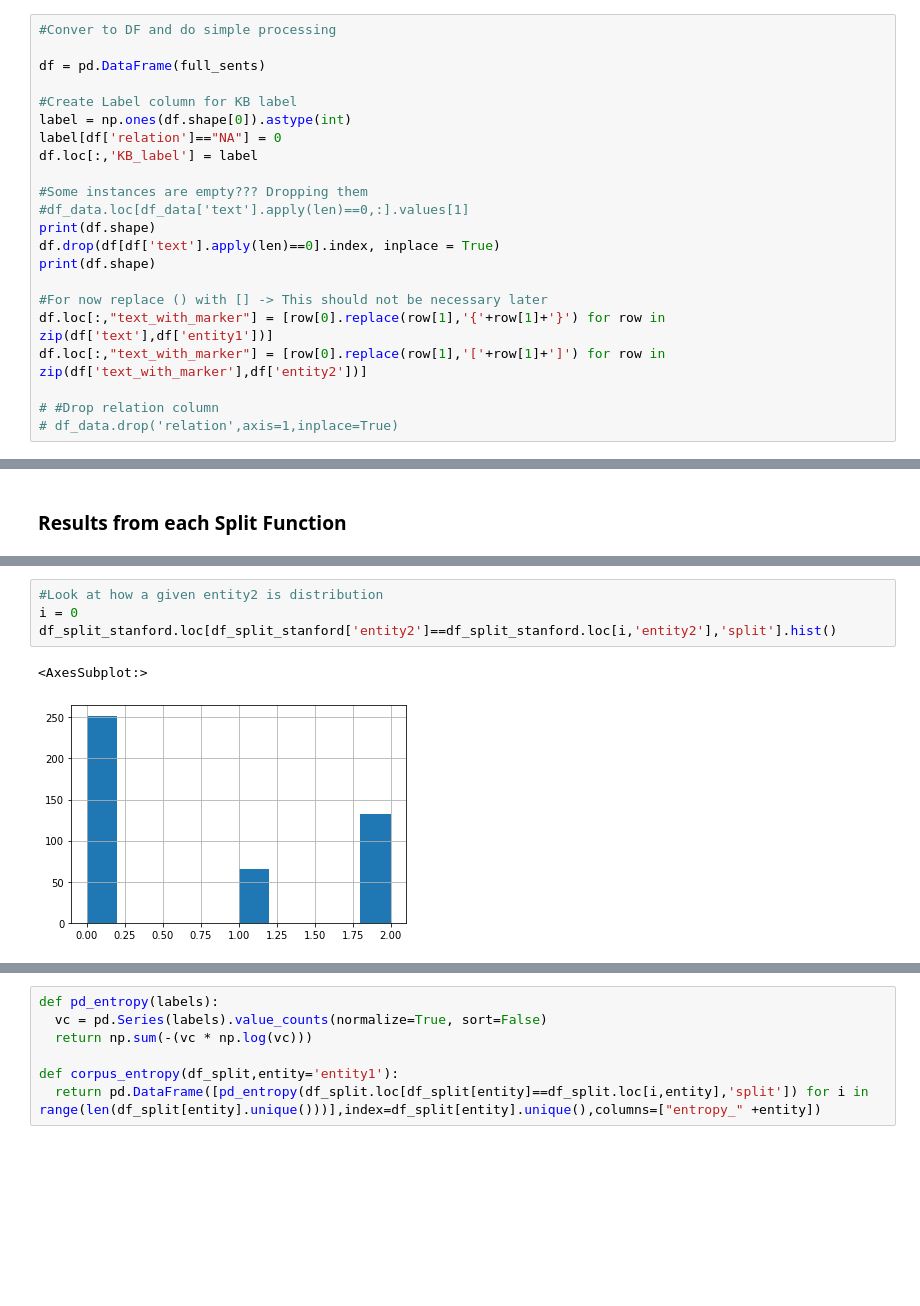
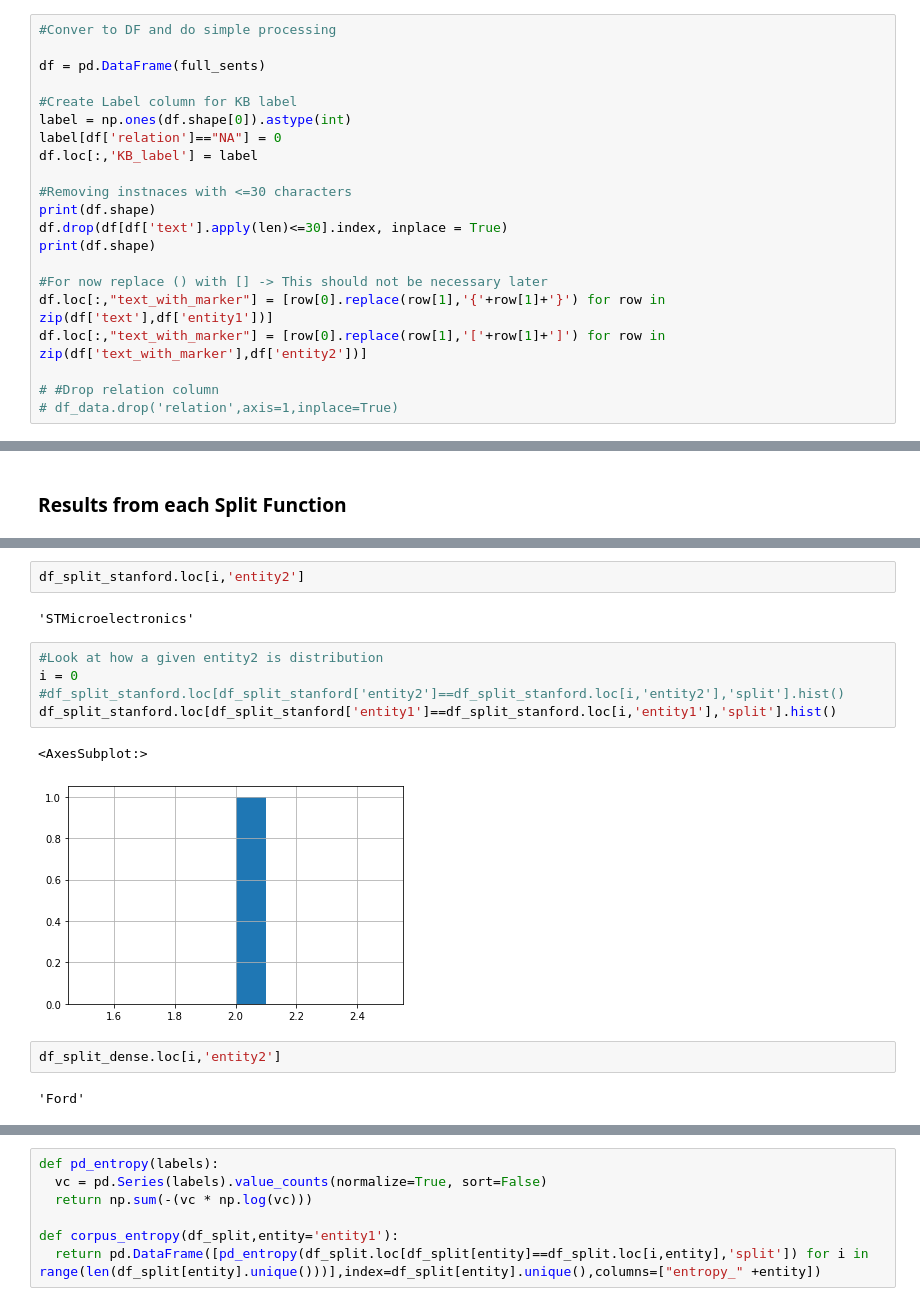
Before and after one commit to ronaldBuddys/supply-chain-extract, a Jupyter notebook: nlp/examples/sentence_post_processing.ipynb, the cells around one changed output, grey strips where cells are left out. Saved outputs shown, nothing was run; the diff lists cells and outputs as text; blank space fills up the shorter version.

Commit message:
Updating minimum character length for text

```diff
--- a/nlp/examples/sentence_post_processing.ipynb
+++ b/nlp/examples/sentence_post_processing.ipynb
@@ -118,10 +118,9 @@ label = np.ones(df.shape[0]).astype(int)
 label[df['relation']=="NA"] = 0
 df.loc[:,'KB_label'] = label
 
-#Some instances are empty??? Dropping them
-#df_data.loc[df_data['text'].apply(len)==0,:].values[1]
+#Removing instnaces with <=30 characters
 print(df.shape)
-df.drop(df[df['text'].apply(len)==0].index, inplace = True)
+df.drop(df[df['text'].apply(len)<=30].index, inplace = True)
 print(df.shape)
 
 #For now replace () with [] -> This should not be necessary later
@@ -583,10 +588,19 @@ Total of 16359 (E1,E2) ordered pairs in KB not assigned.
+# %%
+df_split_stanford.loc[i,'entity2']
+# %% [output]
+'STMicroelectronics'
 # %%
 #Look at how a given entity2 is distribution
 i = 0
-df_split_stanford.loc[df_split_stanford['entity2']==df_split_stanford.loc[i,'entity2'],'split'].hist()
+#df_split_stanford.loc[df_split_stanford['entity2']==df_split_stanford.loc[i,'entity2'],'split'].hist()
+df_split_stanford.loc[df_split_stanford['entity1']==df_split_stanford.loc[i,'entity1'],'split'].hist()
 # %% [output]
 <AxesSubplot:>
-[figure, old version]
+[figure, new version]
+# %%
+df_split_dense.loc[i,'entity2']
+# %% [output]
+'Ford'
 # %%
 #Look at how a given entity2 is distribution
 i = 0
```
Also changed, not shown: parts of 19 cells of this notebook.
